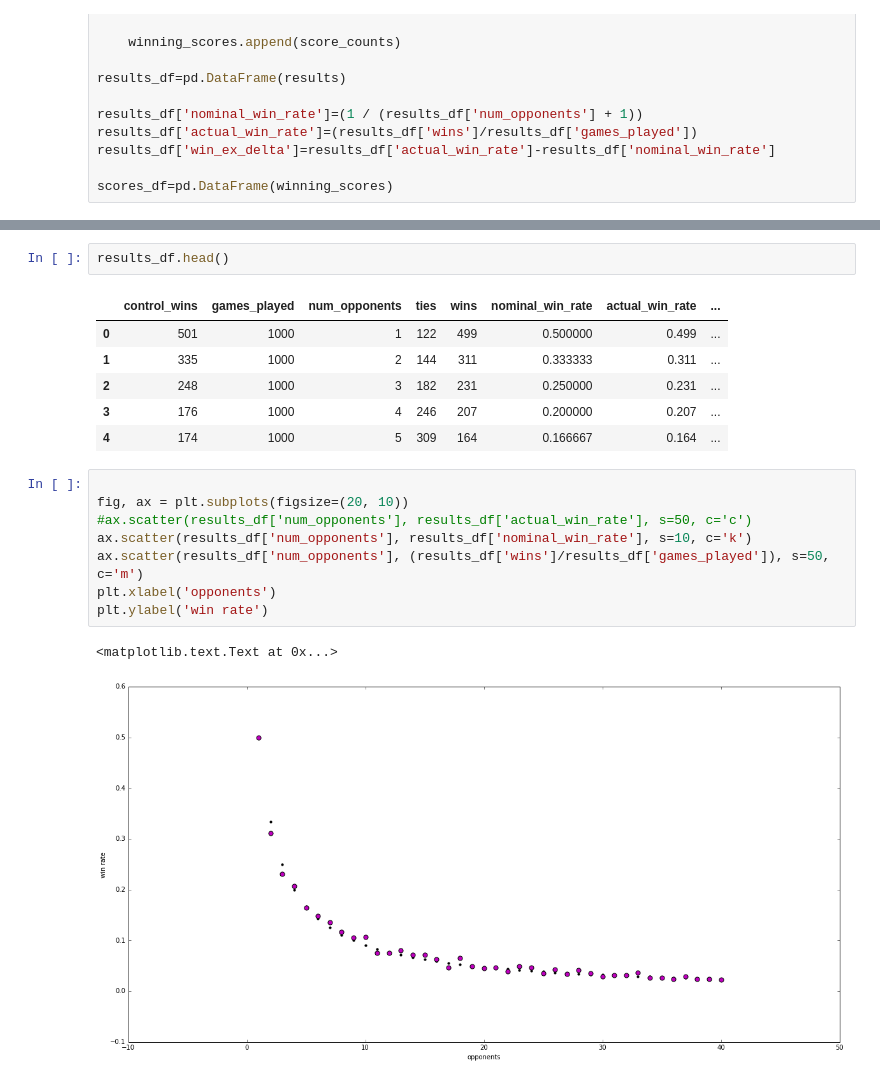
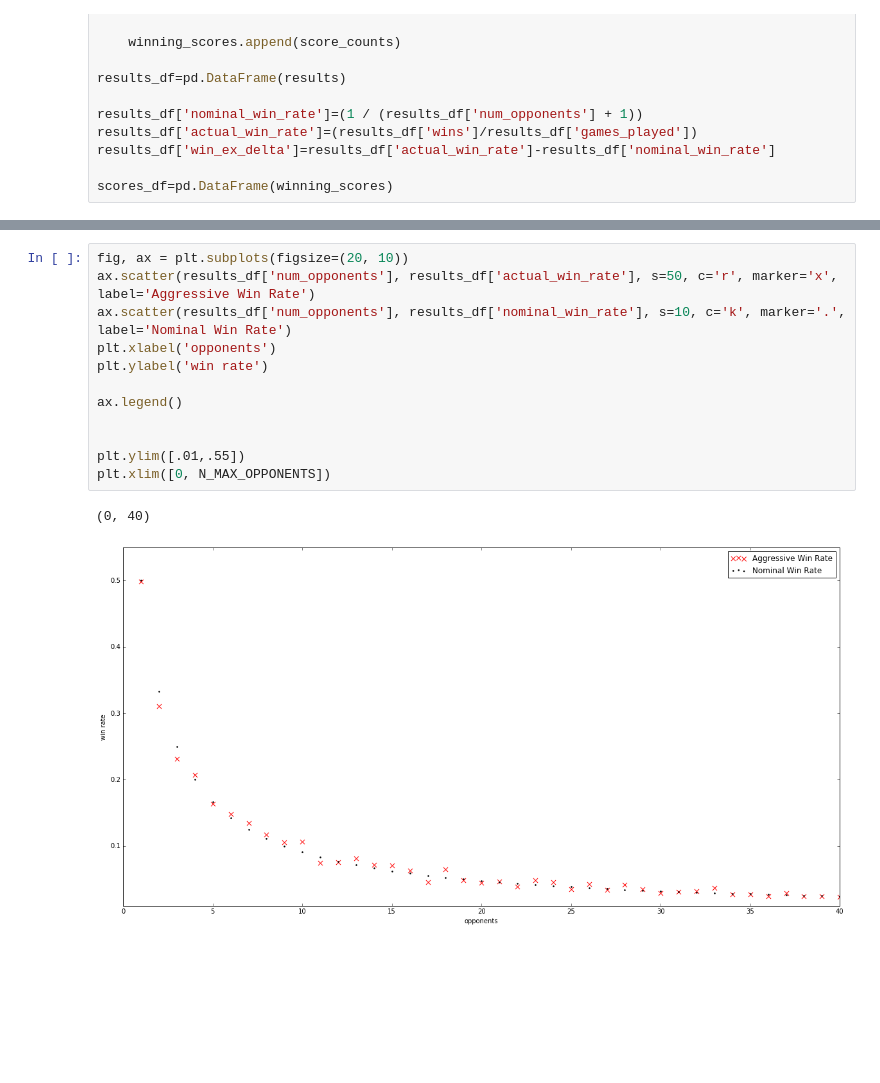
Before and after one commit to themikep82/matthand-dice, a Jupyter notebook: matthand-dice.ipynb, the cells around one changed output, grey strips where cells are left out. Drawn from its saved outputs; the diff is of its cells as text; blank space fills up the shorter version.

```diff
--- a/matthand-dice.ipynb
+++ b/matthand-dice.ipynb
@@ -495,20 +517,15 @@ scores_df.head()
-# %%
-results_df.head()
-# %% [output]
-|  | control_wins | games_played | num_opponents | ties | wins | nominal_win_rate | actual_win_rate | ... |
-| 0 | 501 | 1000 | 1 | 122 | 499 | 0.500000 | 0.499 | ... |
-| 1 | 335 | 1000 | 2 | 144 | 311 | 0.333333 | 0.311 | ... |
-| 2 | 248 | 1000 | 3 | 182 | 231 | 0.250000 | 0.231 | ... |
-| 3 | 176 | 1000 | 4 | 246 | 207 | 0.200000 | 0.207 | ... |
-| 4 | 174 | 1000 | 5 | 309 | 164 | 0.166667 | 0.164 | ... |
 # %%
-
 fig, ax = plt.subplots(figsize=(20, 10))
-#ax.scatter(results_df['num_opponents'], results_df['actual_win_rate'], s=50, c='c')
-ax.scatter(results_df['num_opponents'], results_df['nominal_win_rate'], s=10, c='k')
-ax.scatter(results_df['num_opponents'], (results_df['wins']/results_df['games_played']), s=50, c='m')
+ax.scatter(results_df['num_opponents'], results_df['actual_win_rate'], s=50, c='r', marker='x', label='Aggressive Win Rate')
+ax.scatter(results_df['num_opponents'], results_df['nominal_win_rate'], s=10, c='k', marker='.', label='Nominal Win Rate')
 plt.xlabel('opponents')
 plt.ylabel('win rate')
+
+ax.legend()
+
+
+plt.ylim([.01,.55])
+plt.xlim([0, N_MAX_OPPONENTS])
 # %% [output]
-<matplotlib.text.Text at 0x...>
+(0, 40)
-[figure, old version]
+[figure, new version]
```
Also changed, not shown: parts of 22 cells of this notebook.
